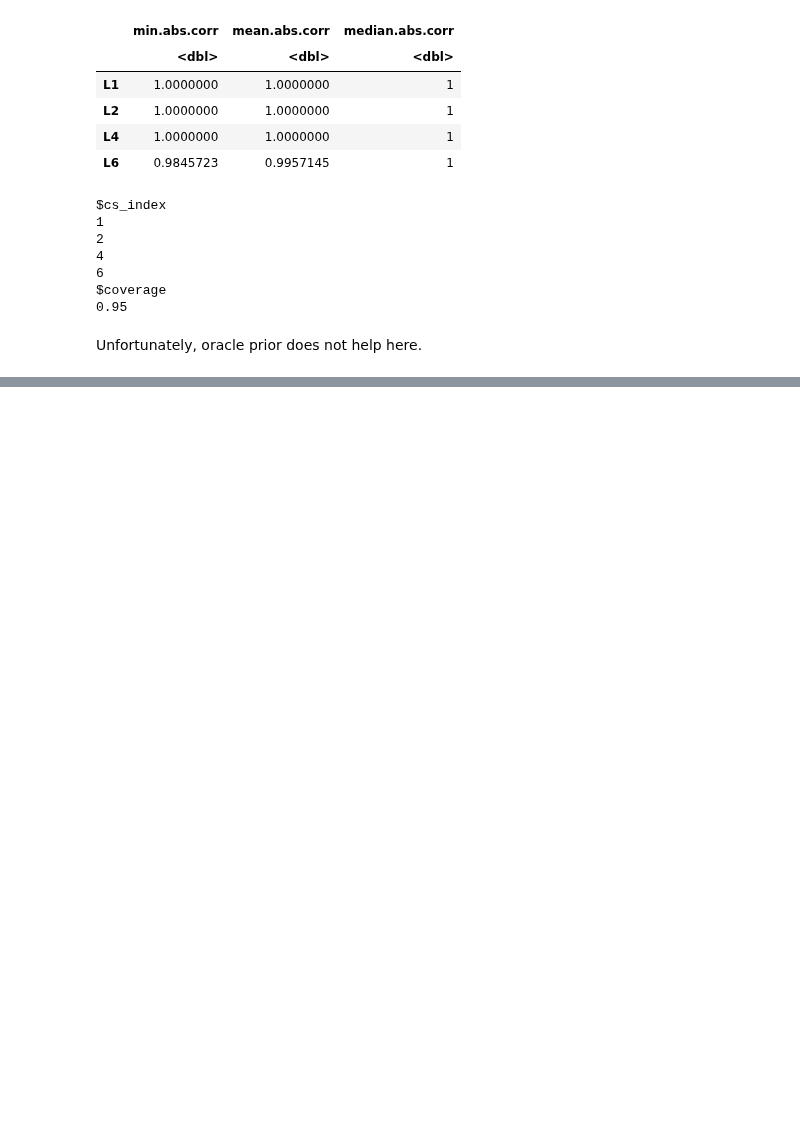
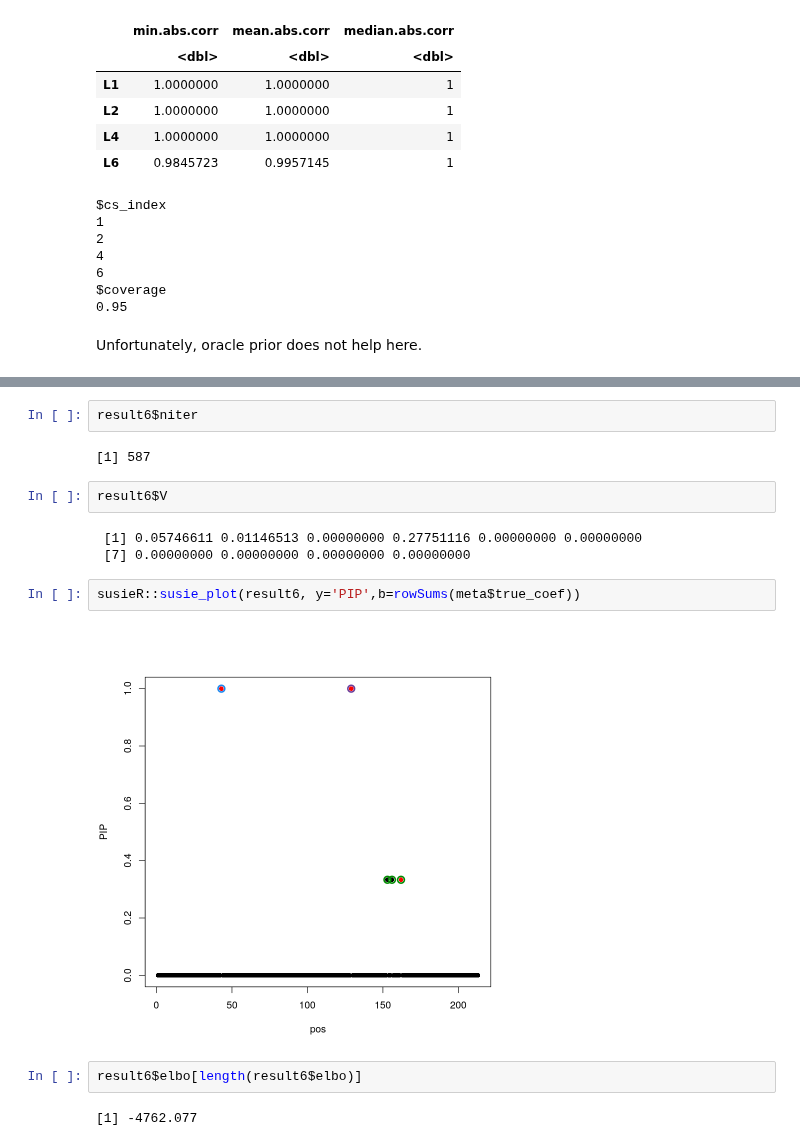
Before and after one commit to stephenslab/mvsusieR, a Jupyter notebook: inst/prototypes/em_optim_est_prior.ipynb, the cells around one changed output, grey strips where cells are left out. Cells and saved outputs as stored; diff of their text form; blank space fills up the shorter version.

```diff
--- a/inst/prototypes/em_optim_est_prior.ipynb
+++ b/inst/prototypes/em_optim_est_prior.ipynb
@@ -466,0 +413,17 @@ Unfortunately, oracle prior does not help here.
+# %%
+result6$niter
+# %% [output]
+[1] 587
+# %%
+result6$V
+# %% [output]
+ [1] 0.05746611 0.01146513 0.00000000 0.27751116 0.00000000 0.00000000
+ [7] 0.00000000 0.00000000 0.00000000 0.00000000
+# %%
+susieR::susie_plot(result6, y='PIP',b=rowSums(meta$true_coef))
+# %% [output]
+[figure, added]
+# %%
+result6$elbo[length(result6$elbo)]
+# %% [output]
+[1] -4762.077
```
Also changed, not shown: parts of 15 cells of this notebook, 3 other files.
